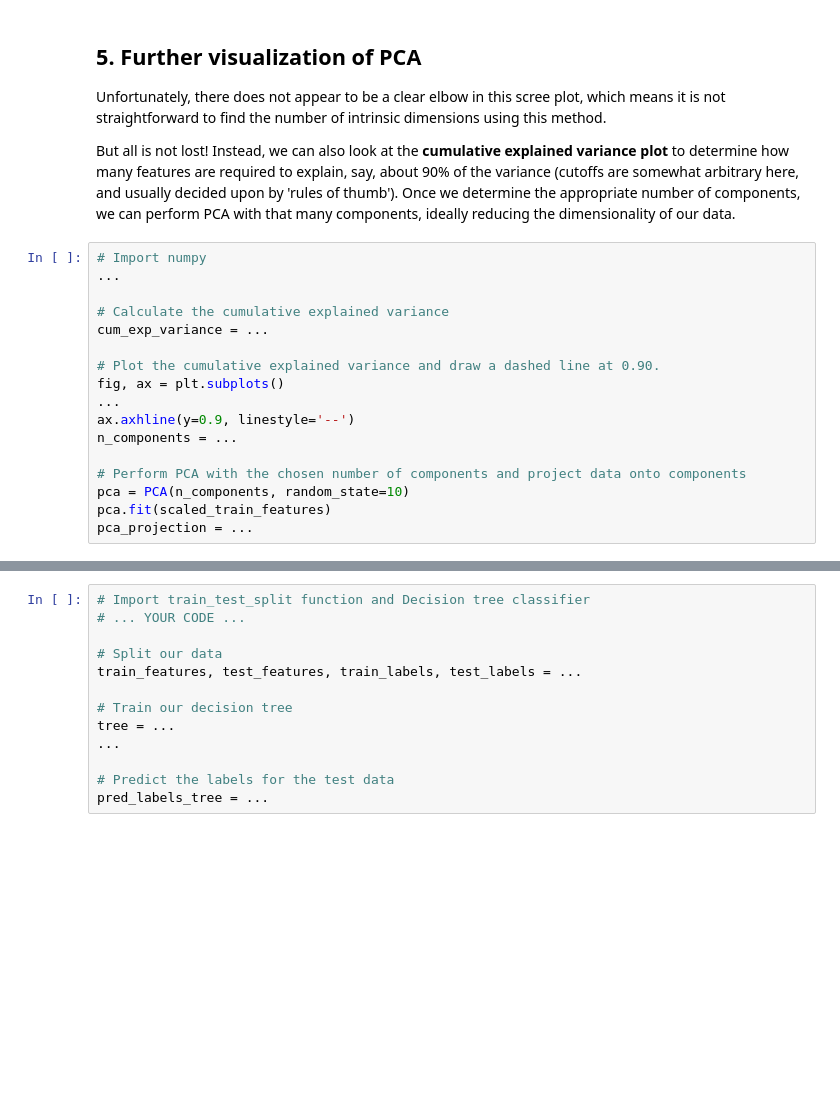
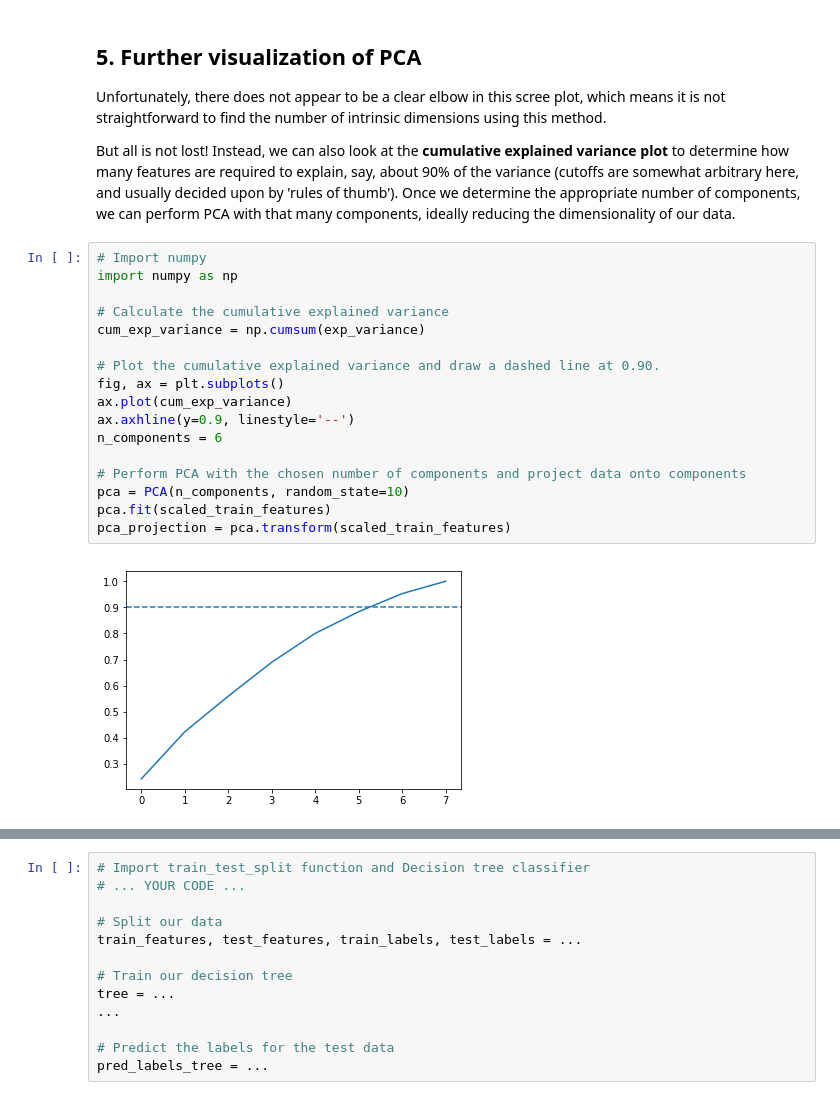
Before and after one commit to ArthurEzenwanne/data-projects, a Jupyter notebook: Classify_Song_Genres_from_Audio_Data/classify_songs.ipynb, the cells around one changed output, grey strips where cells are left out. Saved outputs shown, nothing was run; the diff lists cells and outputs as text; blank space fills up the shorter version.

Commit message:
Edit classify song genres project notebook

```diff
--- a/Classify_Song_Genres_from_Audio_Data/classify_songs.ipynb
+++ b/Classify_Song_Genres_from_Audio_Data/classify_songs.ipynb
@@ -105,21 +113,23 @@ NameError: name 'plt' is not defined
 <p>But all is not lost! Instead, we can also look at the <strong>cumulative explained variance plot</strong> to determine how many features are required to explain, say, about 90% of the variance (cutoffs are somewhat arbitrary here, and usually decided upon by 'rules of thumb'). Once we determine the appropriate number of components, we can perform PCA with that many components, ideally reducing the dimensionality of our data.</p>
 # %%
 # Import numpy
-...
+import numpy as np
 
 # Calculate the cumulative explained variance
-cum_exp_variance = ...
+cum_exp_variance = np.cumsum(exp_variance)
 
 # Plot the cumulative explained variance and draw a dashed line at 0.90.
 fig, ax = plt.subplots()
-...
+ax.plot(cum_exp_variance)
 ax.axhline(y=0.9, linestyle='--')
-n_components = ...
+n_components = 6
 
 # Perform PCA with the chosen number of components and project data onto components
 pca = PCA(n_components, random_state=10)
 pca.fit(scaled_train_features)
-pca_projection = ...
+pca_projection = pca.transform(scaled_train_features)
+# %% [output]
+[figure, added]
 # %% [markdown]
 ## 6. Train a decision tree to classify genre
 <p>Now we can use the lower dimensional PCA projection of the data to classify songs into genres. To do that, we first need to split our dataset into 'train' and 'test' subsets, where the 'train' subset will be used to train our model while the 'test' dataset allows for model performance validation.</p>
```
Also changed, not shown: parts of 3 cells of this notebook.
